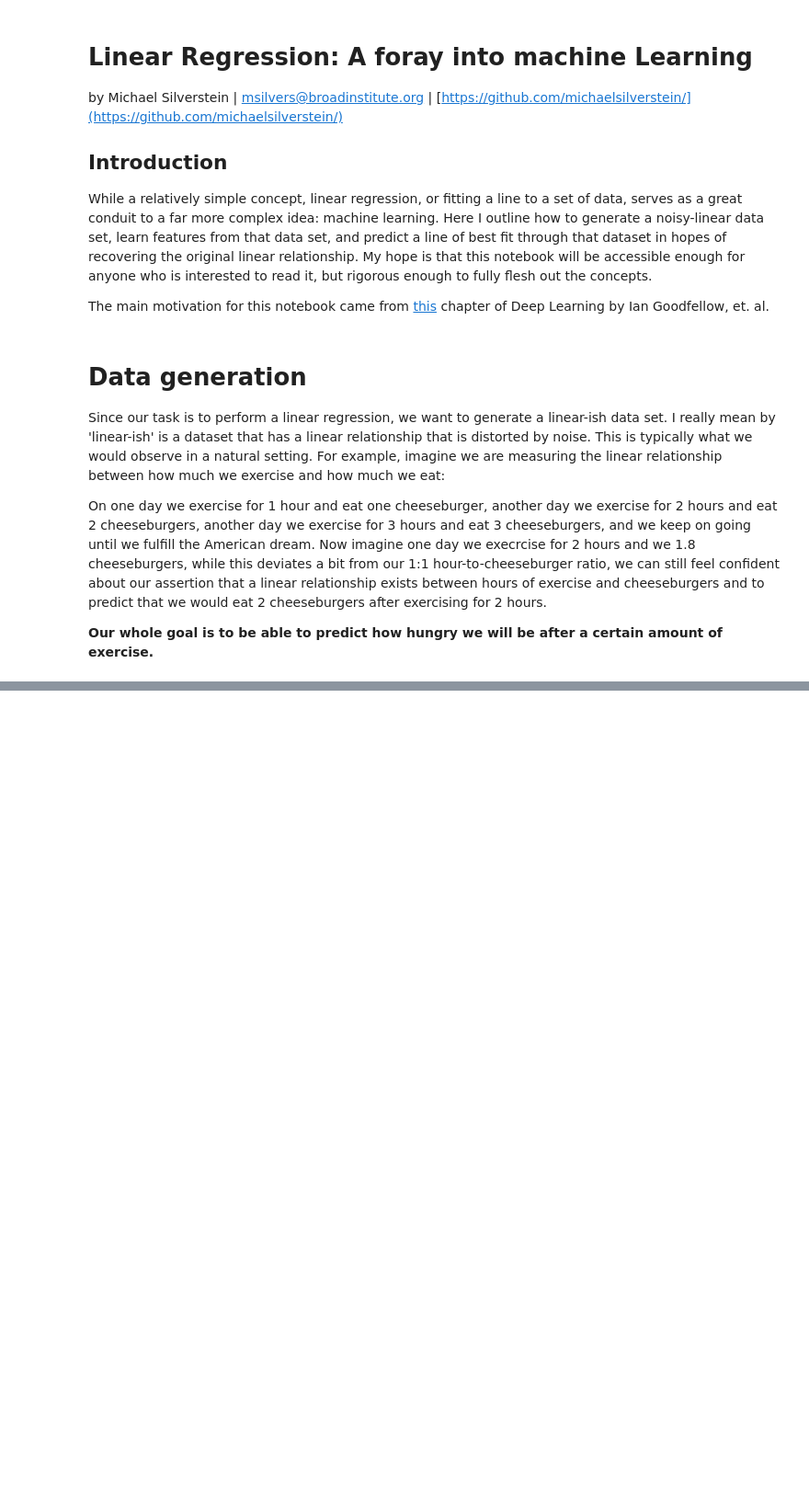
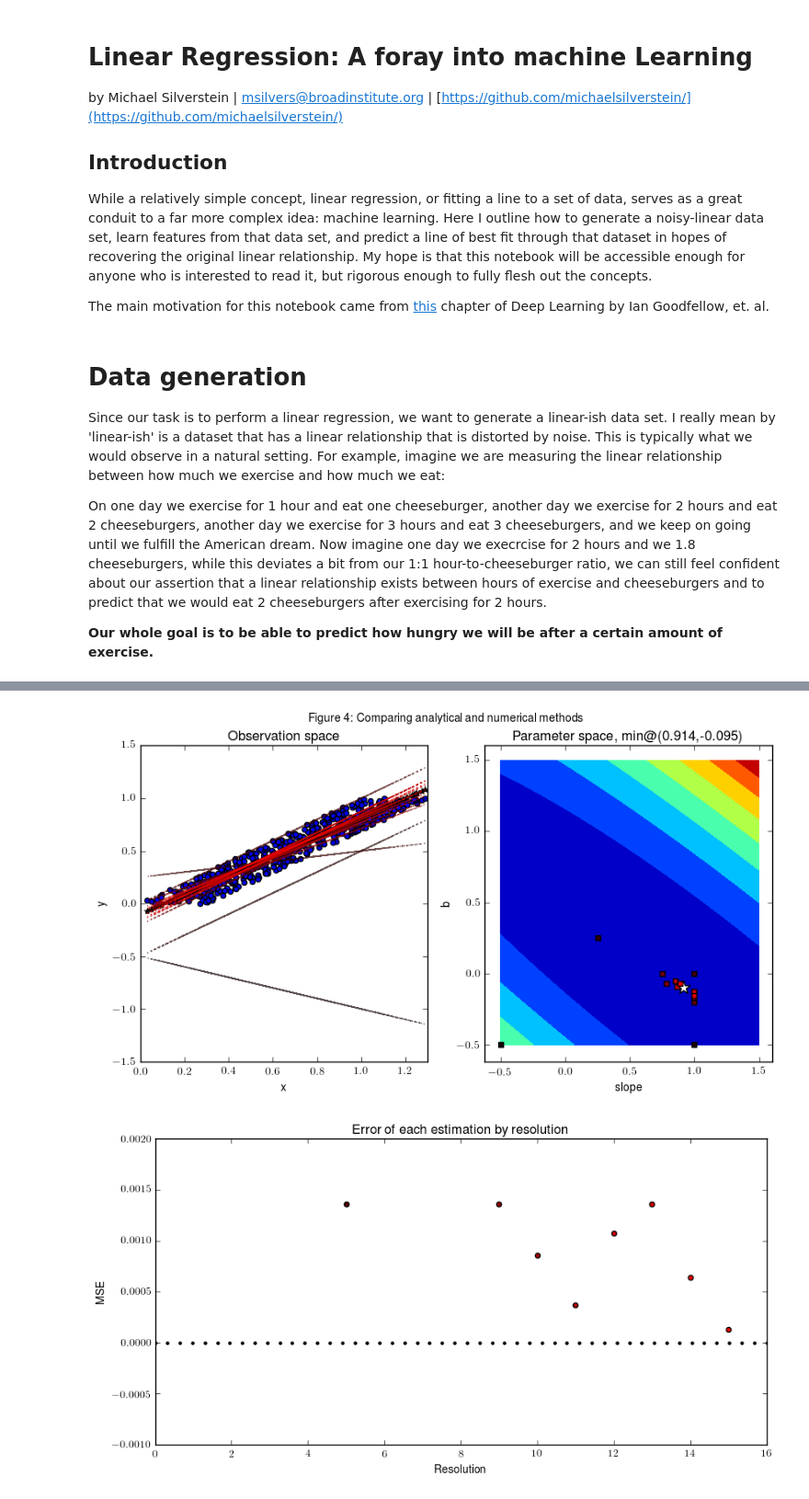
Before and after one commit to michaelsilverstein/Deep-Learning-Examples, a Jupyter notebook: Linear Regression.ipynb, the cells around one changed output, grey strips where cells are left out. Shown: that part at 92% size. Saved outputs shown, nothing was run; the diff lists cells and outputs as text; code cells hidden in the pictures; blank space fills up the shorter version.

```diff
--- a/Linear Regression.ipynb
+++ b/Linear Regression.ipynb
@@ -174,0 +271,58 @@ def linreg(x,y):
+# %%
+#Generate data
+dim,size = 1,500
+x,y = datagen(dim,size)
+
+#Let's start off by calculating the analytical solution
+w = linreg(x,y) #Train
+y_test = np.dot(x,w) #Test
+
+##Plotting
+fig,axs = plt.subplots(ncols=2)
+fig2,ax2 = plt.subplots()
+ax2.set_xlabel('Resolution')
+ax2.set_ylabel('MSE')
+ax2.set_title('Error of each estimation by resolution')
+
+#Initialize grid
+gridsearch(50,ax=axs[1],contour=True,amax=1.5)
+axs[1].set_title('Parameter space, min@(%.3f,%.3f)'%(w[0],w[1]))
+
+#Plot analytical solution in observation space
+axs[0].scatter(x[:,0],y)
+axs[0].set_xlim(0,1.3)
+axs[0].plot(x[:,0],y_test,marker='*',c='black')
+axs[0].set_xlabel('x')
+axs[0].set_ylabel('y')
+axs[0].set_title('Observation space')
+
+#And in Parameter space
+axs[1].scatter(w[0],w[1],marker='*',c='white',s=150)
+
+#Now that we have our optimal solution, let's see how the approximation of the solution changes as we increase
+#resolution of the grid search
+max_res = 16
+ax2.scatter(np.linspace(0,max_res,50),[0]*50,marker='.',c='black')#x-axis
+ax2.set_xlim(0,max_res)
+ax2.set_ylim(-0.001,0.002)
+grad = np.vstack([np.linspace(0,1,max_res),np.zeros([2,max_res])]).T #Color from red to black
+
+for i in range(1,max_res):
+    w_app = gridsearch(i)
+    y_app = np.dot(x,w_app)
+    error = MSE(y_app,y_test) #We've got this MSE function laying around, so let's use it to calulate error of our estimation!
+    w_apps.append(w_app)
+    errors.append(error)
+    y_apps.append(y_app)
+    #Observation space
+    axs[0].plot(x[:,0],y_app,':',alpha=0.7,c=grad[i])
+    #Parameter space
+    axs[1].scatter(w_app[0],w_app[1],marker='s',c=grad[i])
+    #Error
+    ax2.scatter(i,error,c=grad[i])
+
+fig.suptitle('Figure 4: Comparing analytical and numerical methods')
+plt.show()
+# %% [output]
+[figure, added]
+[figure, added]
```
Also changed, not shown: parts of 10 cells of this notebook.
